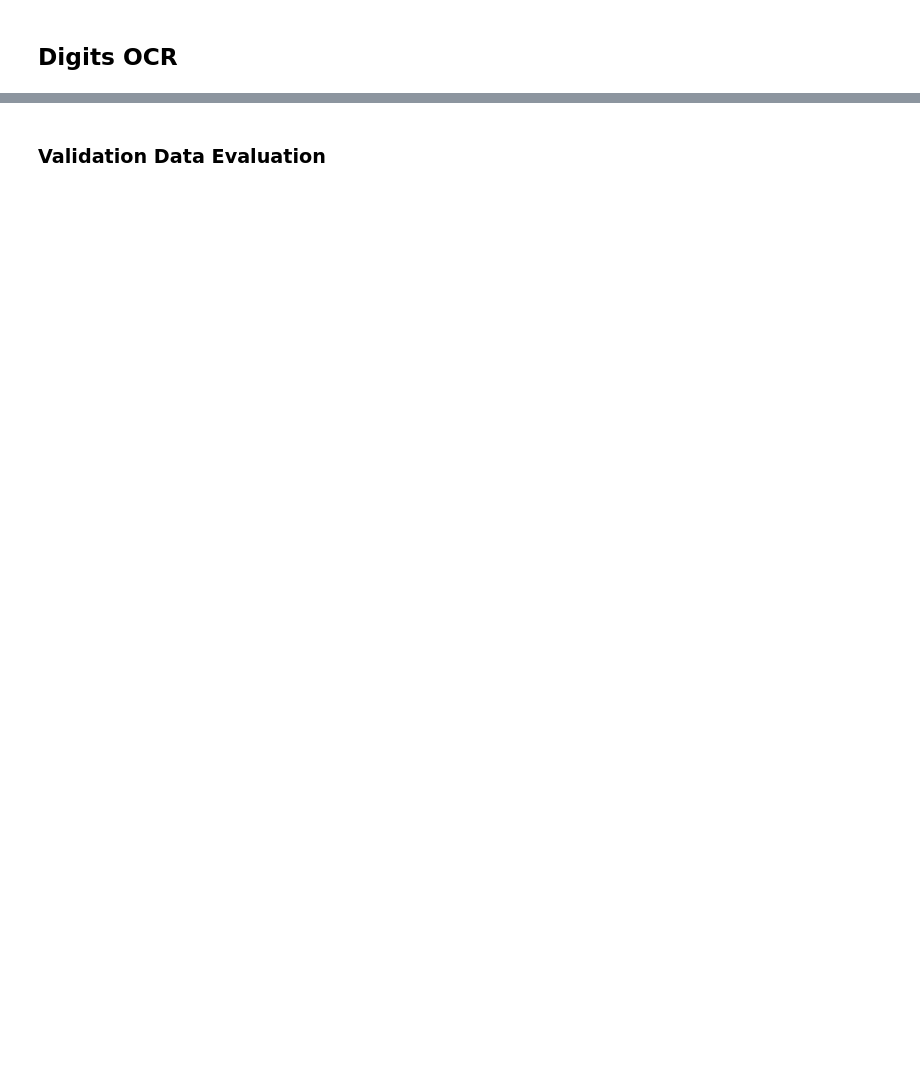
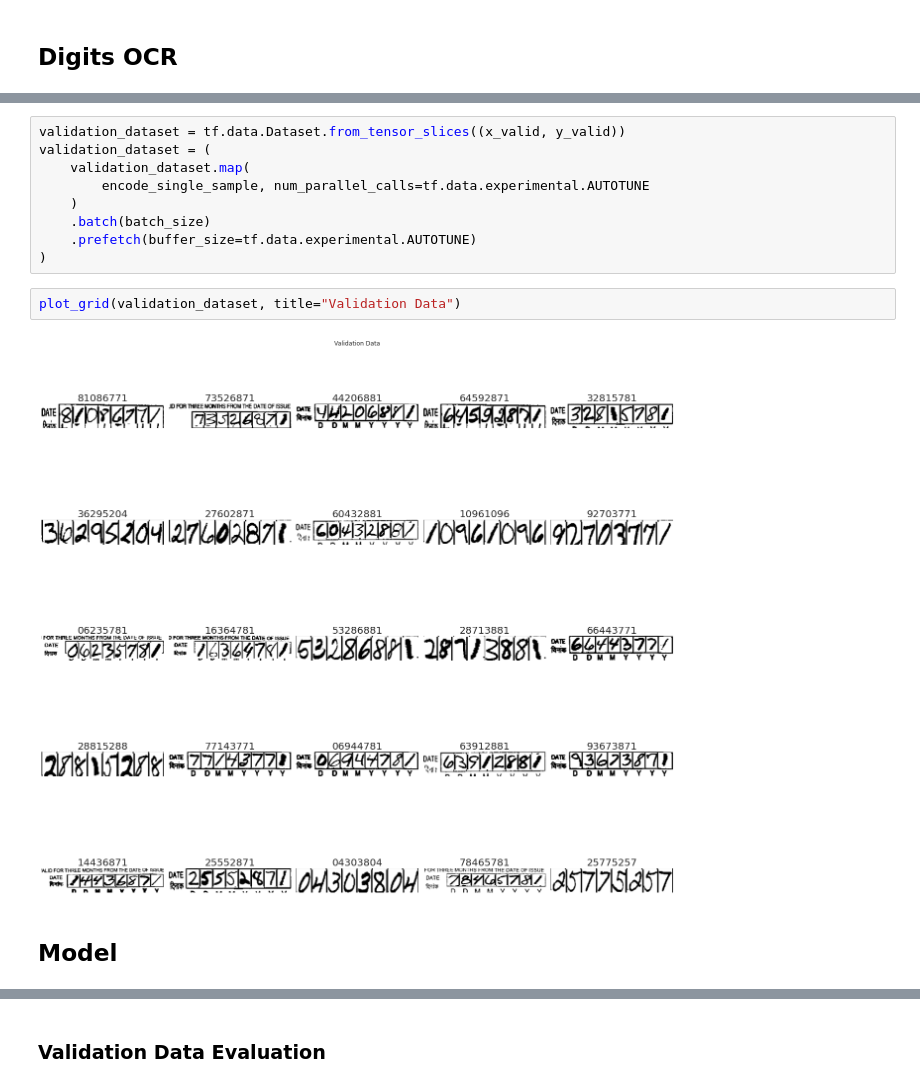
Before and after one commit to adimyth/arya_date, a Jupyter notebook: notebooks/digits-ocr.ipynb, the cells around one changed output, grey strips where cells are left out. Drawn from its saved outputs; the diff is of its cells as text; blank space fills up the shorter version.

```diff
--- a/notebooks/digits-ocr.ipynb
+++ b/notebooks/digits-ocr.ipynb
@@ -869,0 +176,15 @@ Epoch 41/80
+# %%
+validation_dataset = tf.data.Dataset.from_tensor_slices((x_valid, y_valid))
+validation_dataset = (
+    validation_dataset.map(
+        encode_single_sample, num_parallel_calls=tf.data.experimental.AUTOTUNE
+    )
+    .batch(batch_size)
+    .prefetch(buffer_size=tf.data.experimental.AUTOTUNE)
+)
+# %%
+plot_grid(validation_dataset, title="Validation Data")
+# %% [output]
+[figure, added]
+# %% [markdown]
+## Model
```
Also changed, not shown: parts of 117 cells of this notebook, 9 other files.
